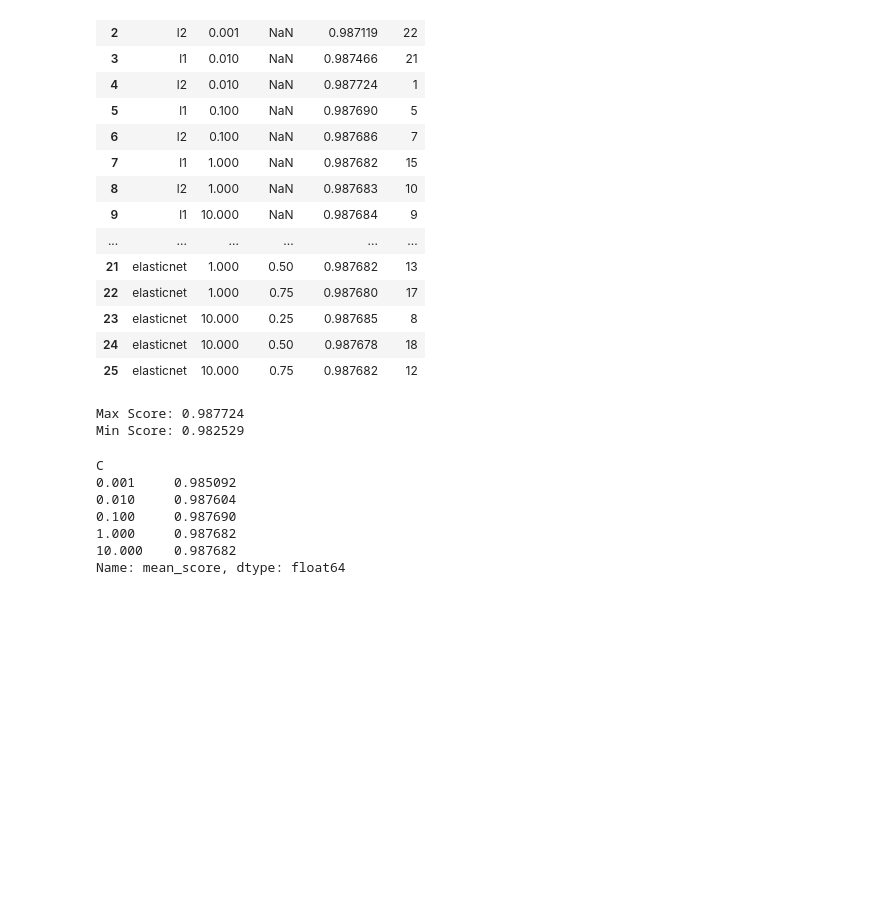
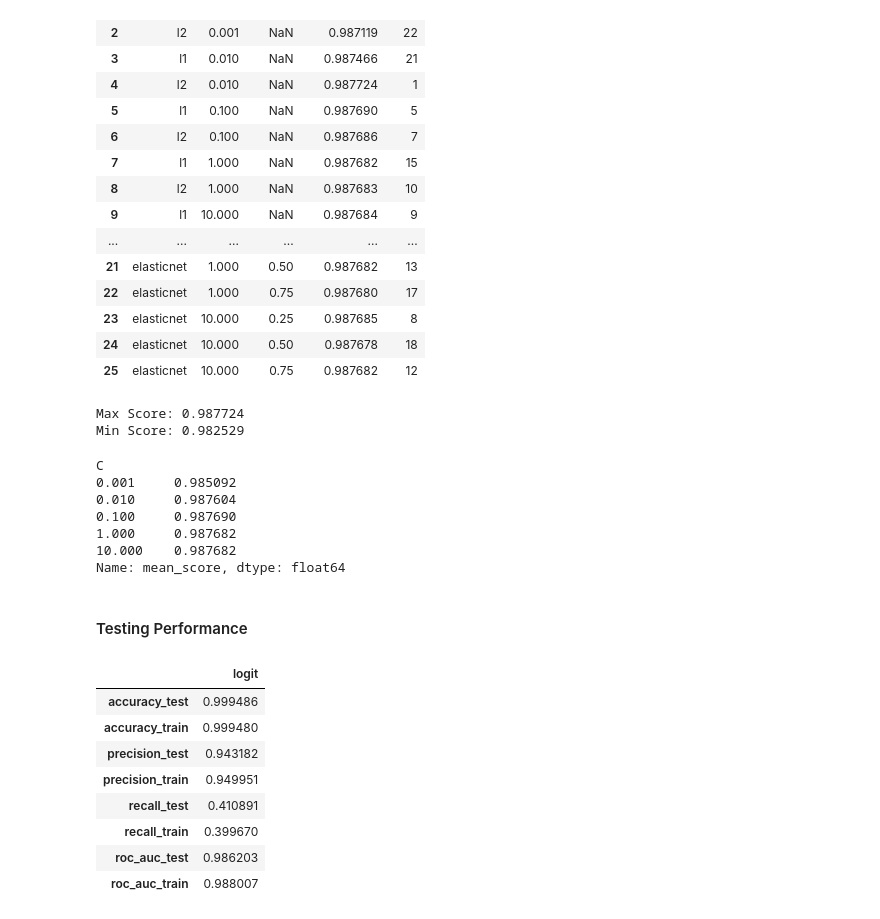
Before and after one commit to judymao/fintech, a Jupyter notebook: model_logit.ipynb, the cells around one changed output. Cells and saved outputs as stored; diff of their text form; code cells hidden in the pictures; blank space fills up the shorter version.

```diff
--- a/model_logit.ipynb
+++ b/model_logit.ipynb
@@ -221,3 +202,30 @@ C
 1.000     0.987682
 10.000    0.987682
 Name: mean_score, dtype: float64
+# %% [markdown]
+#### Testing Performance
+# %%
+with open("logistic-regression-gridsearchcv-results.pkl", "rb") as output_file:
+    logit_results = pickle.load(output_file)
+
+clfs = [logit_results]
+clf_names = ['logit']
+
+compare_models(
+    clfs,
+    clf_names,
+    data_dict['X_train_scaled'],
+    data_dict['y_train'],
+    data_dict['X_test_scaled'],
+    data_dict['y_test'],
+)
+# %% [output]
+|  | logit |
+| accuracy_test | 0.999486 |
+| accuracy_train | 0.999480 |
+| precision_test | 0.943182 |
+| precision_train | 0.949951 |
+| recall_test | 0.410891 |
+| recall_train | 0.399670 |
+| roc_auc_test | 0.986203 |
+| roc_auc_train | 0.988007 |
```
Also changed, not shown: parts of 6 cells of this notebook, 9 other files.
